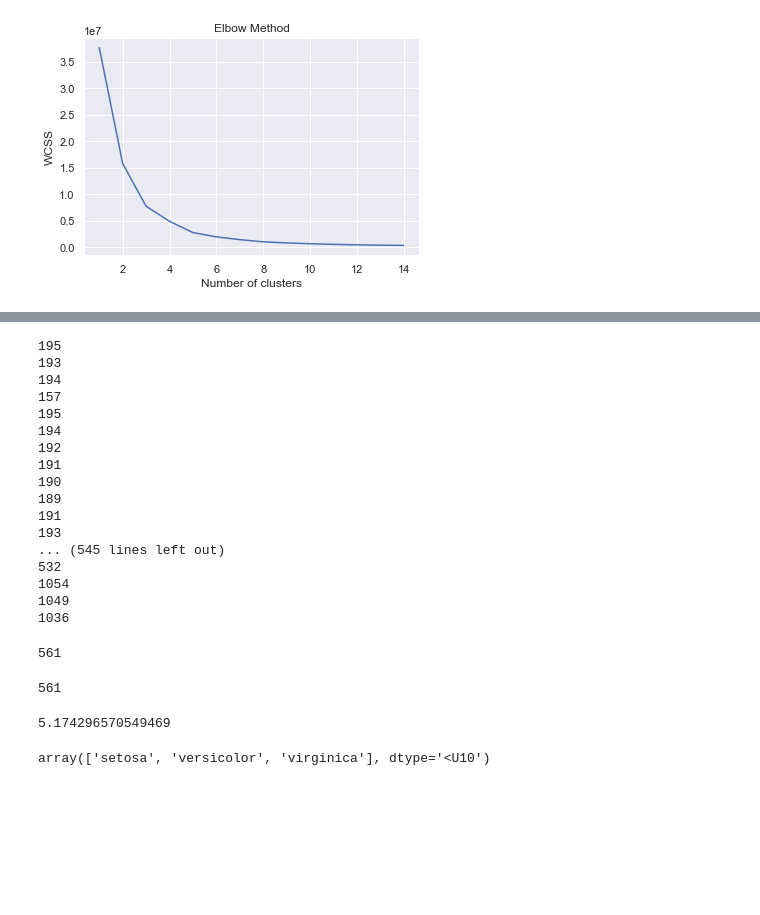
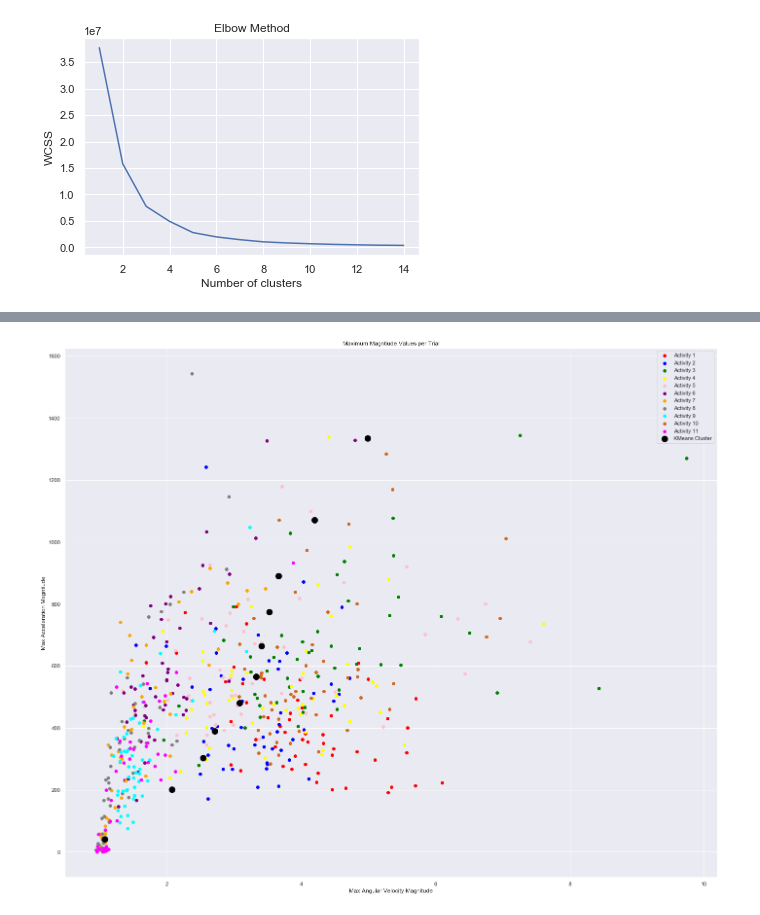
Before and after one commit to mjwolfe91/MSDS_Capstone_JC_AN_MW, a Jupyter notebook: Activity Clusers on Baseline Threshold (Max Value per Trial).ipynb, the cells around one changed output, grey strips where cells are left out. Cells and saved outputs as stored; diff of their text form; code cells hidden in the pictures; blank space fills up the shorter version.

```diff
--- a/Activity Clusers on Baseline Threshold (Max Value per Trial).ipynb
+++ b/Activity Clusers on Baseline Threshold (Max Value per Trial).ipynb
@@ -318,5 +224,0 @@ plt.show()
-# %%
-sns.set(rc={'figure.figsize':(24,20)})
-clusters = sns.scatterplot(x="Max Angular Velocity Magnitude", y="Max Acceleration Magnitude", hue=cluster_thresholds["Activity"].astype('category'), data=cluster_thresholds)
-clusters.set_title("Maximum Magntiude Values per Trial")
-clusters.set(xlabel="Max Angular Velocity Magnitude", ylabel="Max Acceleration Magntiude")
@@ -355,43 +225,23 @@ len(raw_WristSensor.loc[(raw_WristSensor["Subject"]==17.0) & (raw_WristSensor["A
-# %%
-i=0
-for subject in WristS_Subjects.keys():
-    for activity in WristS_Subjects[subject].keys():
-        for trial in WristS_Subjects[subject][activity].keys():
-            print(len(WristS_Subjects[subject][activity][trial]))
-            i+=1
-# %% [output]
-195
-193
-194
-157
-195
-194
-192
-191
-190
-189
-191
-193
-... (545 lines left out)
-532
-1054
-1049
-1036
-# %%
-i
-# %% [output]
-561
-# %%
-17*11*3
-# %% [output]
-561
-# %%
-max(WristS_Subjects['S1'][:,10])
-# %% [output]
-5.174296570549469
-# %%
-from sklearn.datasets import load_iris
-iris = load_iris()
-iris.target_names
-# %% [output]
-array(['setosa', 'versicolor', 'virginica'], dtype='<U10')
+# %%
+kmeans = KMeans(n_clusters=11, init='k-means++', max_iter=300, n_init=10, random_state=0)
+pred_y = kmeans.fit_predict(X)
+fig=plt.figure(figsize = (24,20))
+plt.scatter(x=X.iloc[:,3][X['Activity']==1], y=X.iloc[:,4][X['Activity']==1], c="red", label='Activity 1')
+plt.scatter(x=X.iloc[:,3][X['Activity']==2], y=X.iloc[:,4][X['Activity']==2], c="blue", label='Activity 2')
+plt.scatter(x=X.iloc[:,3][X['Activity']==3], y=X.iloc[:,4][X['Activity']==3], c="green", label='Activity 3')
+plt.scatter(x=X.iloc[:,3][X['Activity']==4], y=X.iloc[:,4][X['Activity']==4], c="yellow", label='Activity 4')
+plt.scatter(x=X.iloc[:,3][X['Activity']==5], y=X.iloc[:,4][X['Activity']==5], c="pink", label='Activity 5')
+plt.scatter(x=X.iloc[:,3][X['Activity']==6], y=X.iloc[:,4][X['Activity']==6], c="purple", label='Activity 6')
+plt.scatter(x=X.iloc[:,3][X['Activity']==7], y=X.iloc[:,4][X['Activity']==7], c="orange", label='Activity 7')
+plt.scatter(x=X.iloc[:,3][X['Activity']==8], y=X.iloc[:,4][X['Activity']==8], c="grey", label='Activity 8')
+plt.scatter(x=X.iloc[:,3][X['Activity']==9], y=X.iloc[:,4][X['Activity']==9], c="cyan", label='Activity 9')
+plt.scatter(x=X.iloc[:,3][X['Activity']==10], y=X.iloc[:,4][X['Activity']==10], c="chocolate", label='Activity 10')
+plt.scatter(x=X.iloc[:,3][X['Activity']==11], y=X.iloc[:,4][X['Activity']==11], c="magenta", label='Activity 11')
+plt.scatter(kmeans.cluster_centers_[:, 3], kmeans.cluster_centers_[:, 4], s=150, c='black', label="KMeans Cluster")
+plt.title("Maximum Magntiude Values per Trial")
+plt.xlabel("Max Angular Velocity Magnitude")
+plt.ylabel("Max Acceleration Magntiude")
+plt.legend()
+plt.show()
+# %% [output]
+[figure, added]
```
Also changed, not shown: parts of 19 cells of this notebook.
